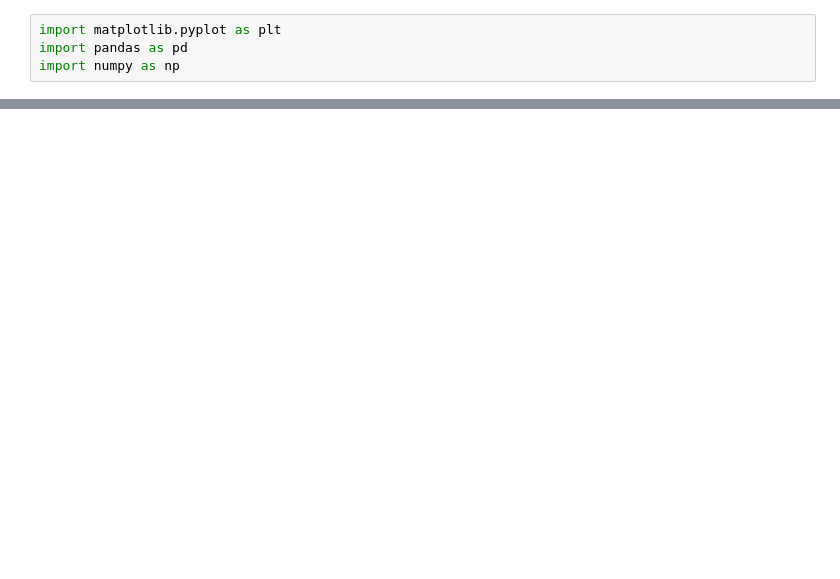
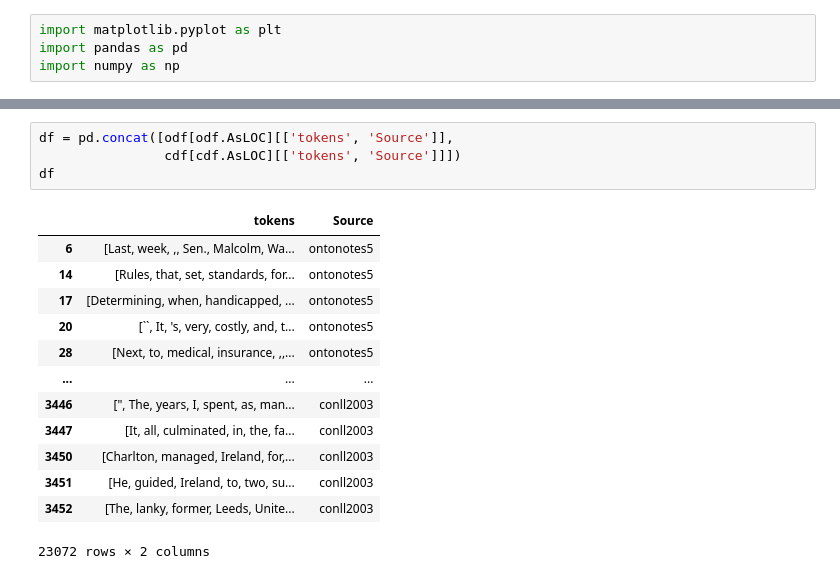
Before and after one commit to EtzionR/LM4GeoAI, a Jupyter notebook: preprocess_datasets.ipynb, the cells around one changed output, grey strips where cells are left out. Drawn from its saved outputs; the diff is of its cells as text; blank space fills up the shorter version.

```diff
--- a/preprocess_datasets.ipynb
+++ b/preprocess_datasets.ipynb
@@ -47,3 +120,21 @@ odf
+# %%
+df = pd.concat([odf[odf.AsLOC][['tokens', 'Source']],
+                cdf[cdf.AsLOC][['tokens', 'Source']]])
+df
+# %% [output]
+|  | tokens | Source |
+| 6 | [Last, week, ,, Sen., Malcolm, Wa... | ontonotes5 |
+| 14 | [Rules, that, set, standards, for... | ontonotes5 |
+| 17 | [Determining, when, handicapped, ... | ontonotes5 |
+| 20 | [``, It, 's, very, costly, and, t... | ontonotes5 |
+| 28 | [Next, to, medical, insurance, ,,... | ontonotes5 |
+| ... | ... | ... |
+| 3446 | [", The, years, I, spent, as, man... | conll2003 |
+| 3447 | [It, all, culminated, in, the, fa... | conll2003 |
+| 3450 | [Charlton, managed, Ireland, for,... | conll2003 |
+| 3451 | [He, guided, Ireland, to, two, su... | conll2003 |
+| 3452 | [The, lanky, former, Leeds, Unite... | conll2003 |
+23072 rows × 2 columns
 # %%
 values, counts = np.unique([word for sentence in odf.tokens for word in sentence if len(word)<4], return_counts=1)
 
```
Also changed, not shown: parts of 10 cells of this notebook.
